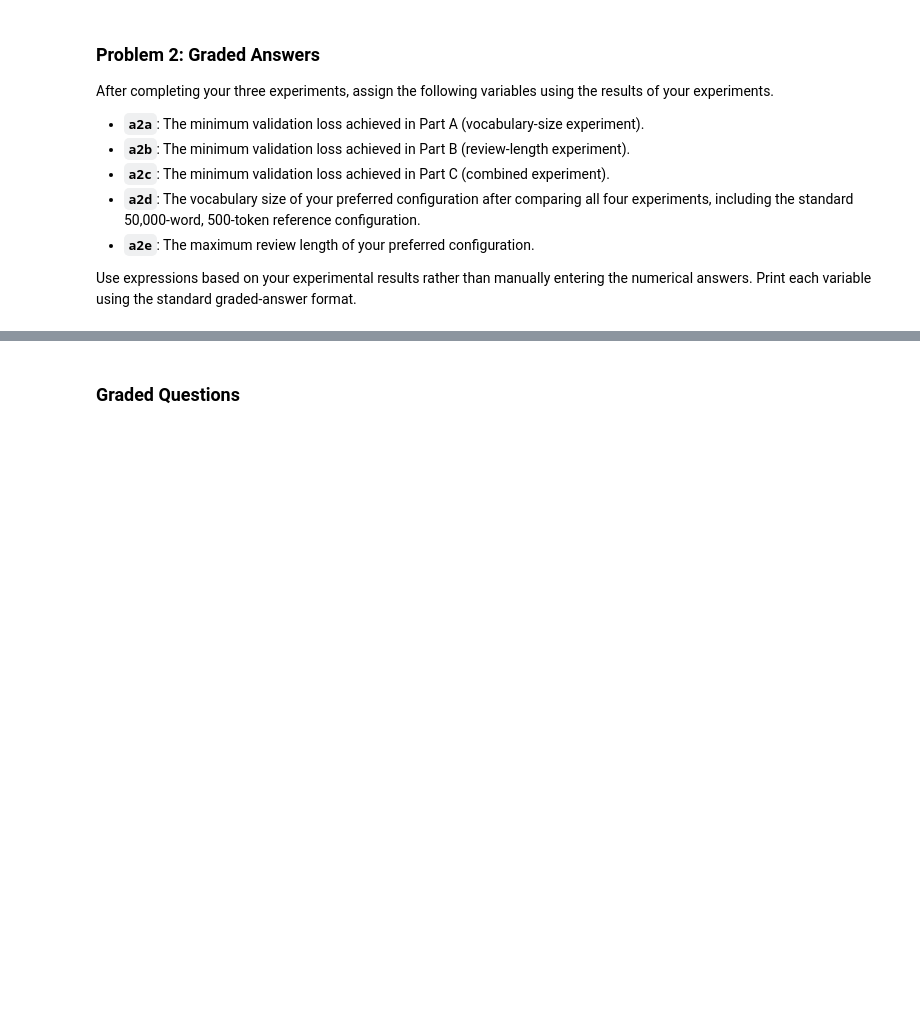
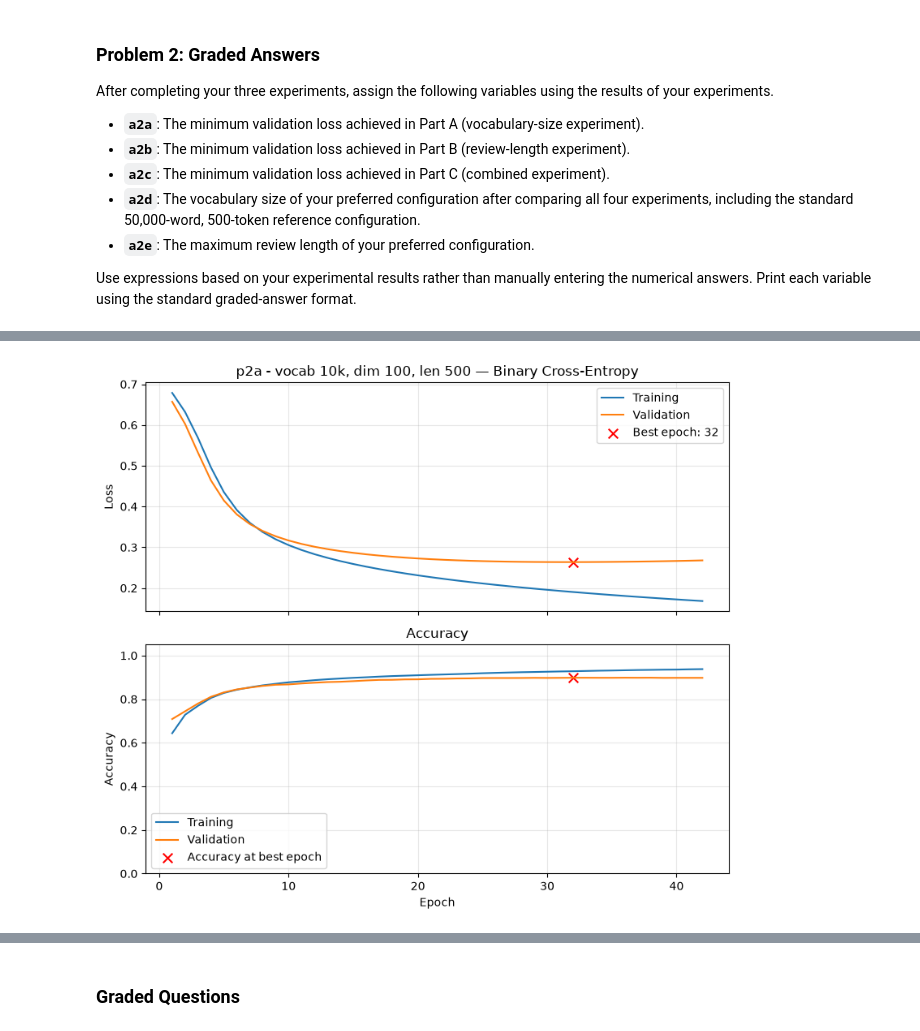
Before and after one commit to raffwh/dx703_hw, a Jupyter notebook: notebooks/Homework_07.ipynb, the cells around one changed output, grey strips where cells are left out. Cells and saved outputs as stored; diff of their text form; code cells hidden in the pictures; blank space fills up the shorter version.

```diff
--- a/notebooks/Homework_07.ipynb
+++ b/notebooks/Homework_07.ipynb
@@ -886,0 +1217,83 @@ Use expressions based on your experimental results rather than manually entering
+# %%
+
+p2_experiment_configs = {
+    "p2a - vocab 10k, dim 100, len 500": dict(training_vocabulary_size=10_000),
+    "p2a - vocab 20k, dim 100, len 500": dict(training_vocabulary_size=20_000),
+    "p2a - vocab 70k, dim 100, len 500": dict(training_vocabulary_size=70_000),
+    "p2b - vocab 50k, dim 100, len 250": dict(max_text_length=250),
+    "p2b - vocab 50k, dim 100, len 1000": dict(max_text_length=1000),
+    "p2c - vocab 20k, dim 100, len 250": dict(
+                                            training_vocabulary_size=20_000,
+                                            max_text_length=250,
+                                        ),
+    "p2c - vocab 70k, dim 100, len 600": dict(
+                                            training_vocabulary_size=60_000,
+                                            max_text_length=400,
+                                        ),
+}
+# %%
+
+## - initialize once; re-running the loop will NOT erase earlier rows
+if "nlp_all_results_df" not in globals():
+    nlp_all_results_df = pd.DataFrame()
+
+for nlp_experiment_title, nlp_experiment_cfg in p2_experiment_configs.items():
+
+    ## - split experiment settings into model settings and training settings
+    p2_model_cfg = {
+        key: value
+        for key, value in nlp_experiment_cfg.items()
+        if key not in p2_train_option_keys
+    }
+
+    p2_train_cfg = {
+        key: value
+        for key, value in nlp_experiment_cfg.items()
+        if key in p2_train_option_keys
+    }
+
+    ## - final model settings = common + experiment overrides
+    p2_model_cfg_final = {**p2_model_config_common, **p2_model_cfg}
+
+    ## - clip data to this experiment's vocab size and text length
+    X_train_p2 = p2_prepare_inputs(
+        X_train,
+        p2_model_cfg_final["training_vocabulary_size"],
+        p2_model_cfg_final["max_text_length"]
+    )
+    X_val_p2 = p2_prepare_inputs(
+        X_val,
+        p2_model_cfg_final["training_vocabulary_size"],
+        p2_model_cfg_final["max_text_length"]
+    )
+
+    nlp_model = p2_model_w_options(**p2_model_cfg_final)
+
+    nlp_result = train_and_validate(
+        nlp_model,
+        X_train_p2, y_train,
+        X_val_p2, y_val,
+        title=nlp_experiment_title,
+        **{**p2_train_config_common, **p2_train_cfg}
+    )
+
+    ## - keep dict storage (results, models, full histories)
+    nlp_experiment_results[nlp_experiment_title] = nlp_result
+    nlp_fitted_models[nlp_experiment_title] = nlp_model
+
+
+    ## - NEW: append this run to the combined results table (latest run wins on duplicate titles)
+    nlp_all_results_df = (
+        pd.concat([
+            nlp_all_results_df
+            , pd.DataFrame([nlp_result], index=[nlp_experiment_title])
+            .assign(
+                vocab_size = p2_model_cfg_final["training_vocabulary_size"]
+                , embed_dim = p2_model_cfg_final["embedding_dimension"]
+                , max_len = p2_model_cfg_final["max_text_length"]
+                , lr = {**p2_train_config_common, **p2_train_cfg}["lr_schedule"]
+            )
+        ])
+        .loc[lambda x: ~x.index.duplicated(keep="last")]
+    )
+# %% [output]
@@ -886,0 +1303 @@ Use expressions based on your experimental results rather than manually entering
+[figure, added]
```
Also changed, not shown: parts of 45 cells of this notebook, 1 other file.
